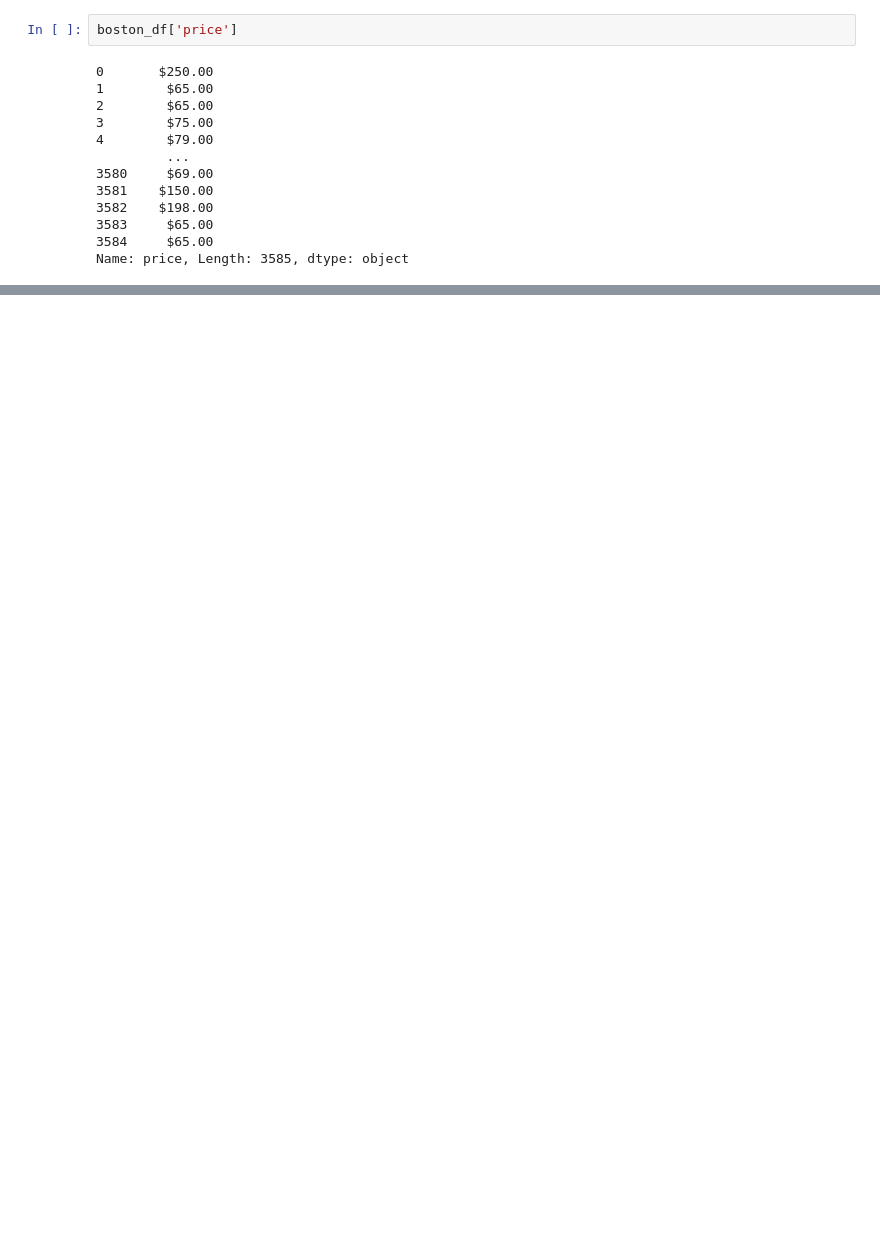
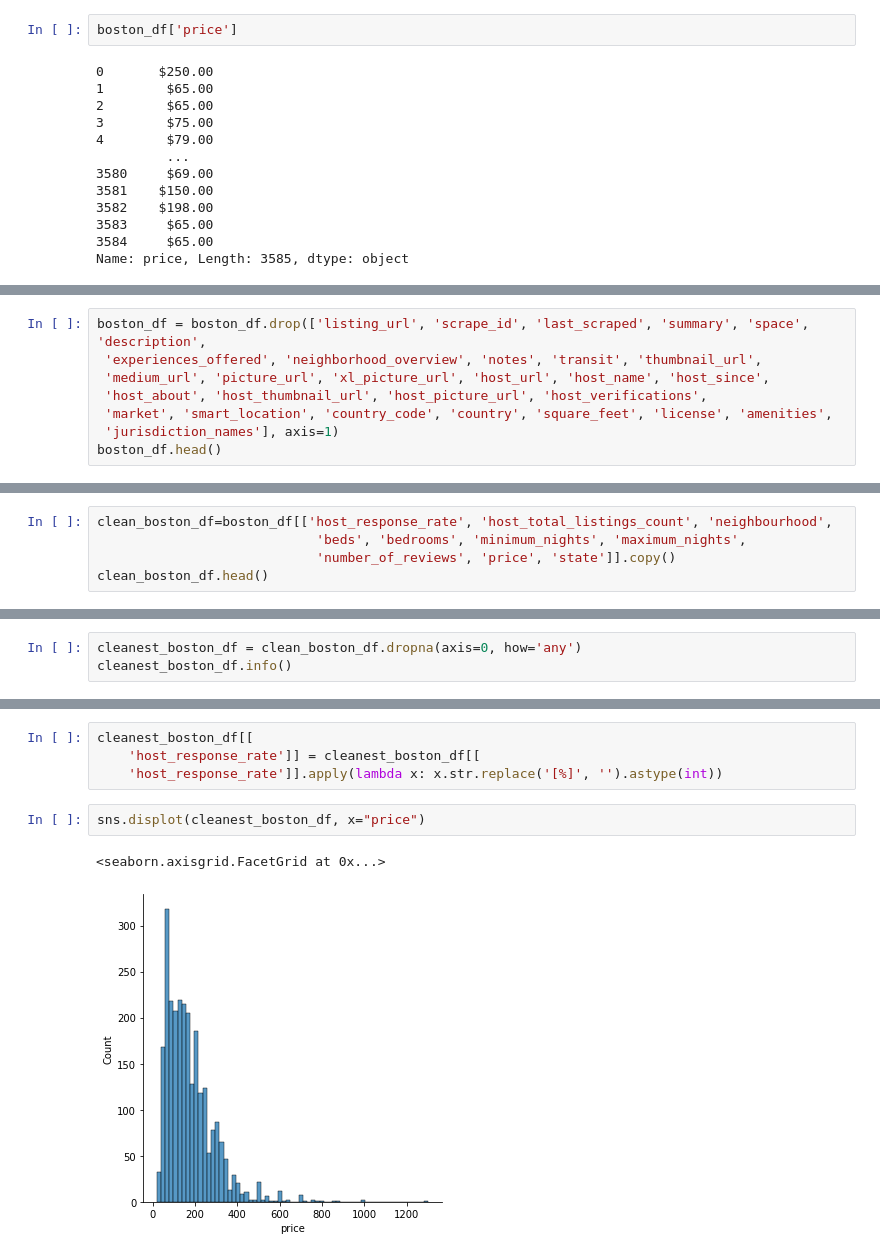
Before and after one commit to JVasquez5/Udacity_Data_Scientist_Nanodegree, a Jupyter notebook: Projects/Blog Post/seattle_boston_airbnb.ipynb, the cells around one changed output, grey strips where cells are left out. Cells and saved outputs as stored; diff of their text form; blank space fills up the shorter version.

```diff
--- a/Projects/Blog Post/seattle_boston_airbnb.ipynb
+++ b/Projects/Blog Post/seattle_boston_airbnb.ipynb
@@ -195,0 +353,8 @@ seattle_df[['price', 'weekly_price', 'monthly_price', 'security_deposit', 'clean
+# %%
+boston_df = boston_df.drop(['listing_url', 'scrape_id', 'last_scraped', 'summary', 'space', 'description',
+ 'experiences_offered', 'neighborhood_overview', 'notes', 'transit', 'thumbnail_url',
+ 'medium_url', 'picture_url', 'xl_picture_url', 'host_url', 'host_name', 'host_since',
+ 'host_about', 'host_thumbnail_url', 'host_picture_url', 'host_verifications',
+ 'market', 'smart_location', 'country_code', 'country', 'square_feet', 'license', 'amenities',
+ 'jurisdiction_names'], axis=1)
+boston_df.head()
@@ -215,0 +396,5 @@ memory usage: 2.7+ MB
+# %%
+clean_boston_df=boston_df[['host_response_rate', 'host_total_listings_count', 'neighbourhood',
+                            'beds', 'bedrooms', 'minimum_nights', 'maximum_nights',
+                            'number_of_reviews', 'price', 'state']].copy()
+clean_boston_df.head()
@@ -215,0 +428,3 @@ memory usage: 2.7+ MB
+# %%
+cleanest_boston_df = clean_boston_df.dropna(axis=0, how='any')
+cleanest_boston_df.info()
@@ -215,0 +449,9 @@ memory usage: 2.7+ MB
+# %%
+cleanest_boston_df[[
+    'host_response_rate']] = cleanest_boston_df[[
+    'host_response_rate']].apply(lambda x: x.str.replace('[%]', '').astype(int))
+# %%
+sns.displot(cleanest_boston_df, x="price")
+# %% [output]
+<seaborn.axisgrid.FacetGrid at 0x...>
+[figure, added]
```
Also changed, not shown: parts of 31 cells of this notebook.
